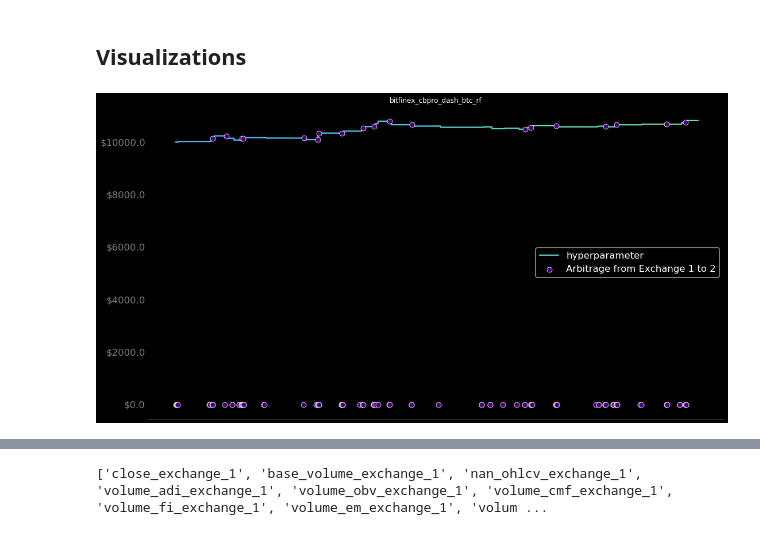
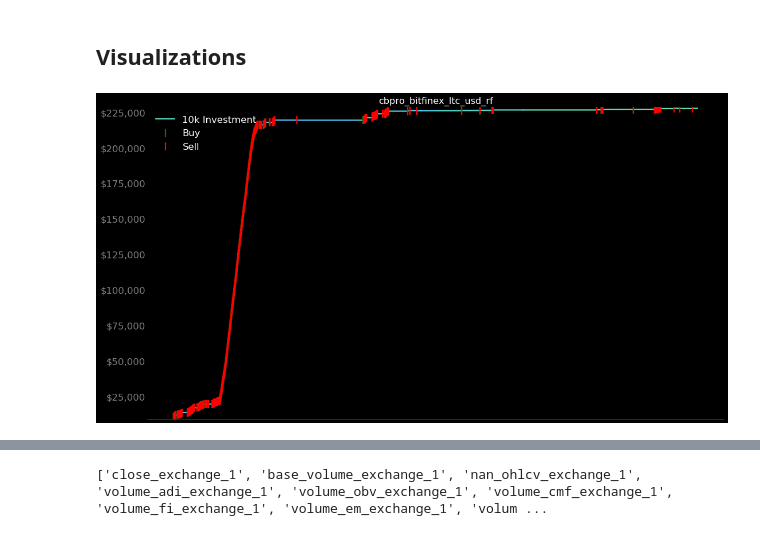
Before and after one commit to Cryptolytic-app/cryptolyticapp, a Jupyter notebook: sagemaker/3_arbitrage_model_evaluation.ipynb, the cells around one changed output, grey strips where cells are left out. Saved outputs shown, nothing was run; the diff lists cells and outputs as text; code cells hidden in the pictures.

Commit message:
2 mvp visualization completed, x-axis dates need to be worked on

```diff
--- a/sagemaker/3_arbitrage_model_evaluation.ipynb
+++ b/sagemaker/3_arbitrage_model_evaluation.ipynb
@@ -483,5 +483,5 @@ def fe_performance(adf):
 # %%
-def shifty(adf):
+def fe_performance(adf):
     # create a columns with 0 float, empty list, index number
     adf['perc_diff'] = 0.0
     trade = []
@@ -499,18 +499,17 @@ def shifty(adf):
             i += 1
 
         elif predict[i] == -1:
-            ex2 = adf['close_exchange_2'][i]
             trade.extend([0, 0, 1, 0, 0, 0, 0, 0, 0,-1, 0, 0])
-            i += 10
-            adf['perc_diff'][i] = (adf['close_exchange_1'][i] - ex2)/ex2
-            i += 2
+            #
+            ex2 = adf['close_exchange_2'][i+2]
+            adf['perc_diff'][i+10] = (adf['close_exchange_1'][i+10] - ex2)/ex2
+            i += 12
 
         elif predict[i] == 1:
-            ex1 = adf['close_exchange_1'][i]
             trade.extend([0, 0, 1, 0, 0, 0, 0, 0, 0,-1, 0, 0])
-            i += 10
-            adf['perc_diff'][i] = (adf['close_exchange_2'][i] - ex1)/ex1
-            i += 2
+            ex1 = adf['close_exchange_1'][i+2]
+            adf['perc_diff'][i+10] = (adf['close_exchange_2'][i+10] - ex1)/ex1
+            i += 12
 
     adf['trade'] = trade
 
@@ -518,7 +517,13 @@ def shifty(adf):
     adf['my_money'] = adf['perc_diff'].cumsum() * 10000
     adf['my_money'] = adf['my_money'] + 10000
 
-    # trade indicator
+    # we might not need this column
     adf['trade_ind'] = adf['my_money'] * abs(adf['trade'])
 
+    # create buy/sell columns to plot on  visualization
+    adf['buy'] = adf['trade'].apply(lambda x: 1 if x == 1 else 0)
+    adf['sell'] = adf['trade'].apply(lambda x: 1 if x == -1 else 0).shift(1)
+    adf['buy'] = (adf['buy'] * adf['my_money'])
+    adf['sell'] = (adf['sell'] * adf['my_money'])
+
     return adf
@@ -625,5 +759,5 @@ def arb_viz(csv_name):
 # %%
 # testing viz 'bitfinex_cbpro_dash_btc'
-arb_viz('bitfinex_cbpro_dash_btc')
+arb_viz('cbpro_bitfinex_ltc_usd')
 # %% [output]
-[figure, old version]
+[figure, new version]
```
Also changed, not shown: parts of 7 cells of this notebook, 6 other files.
